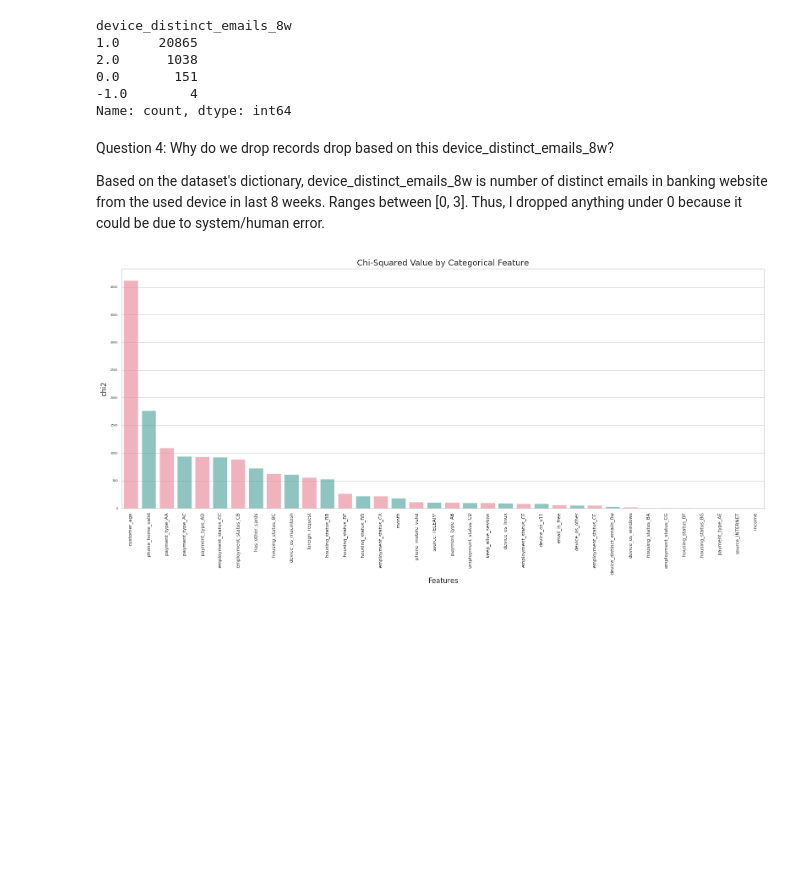
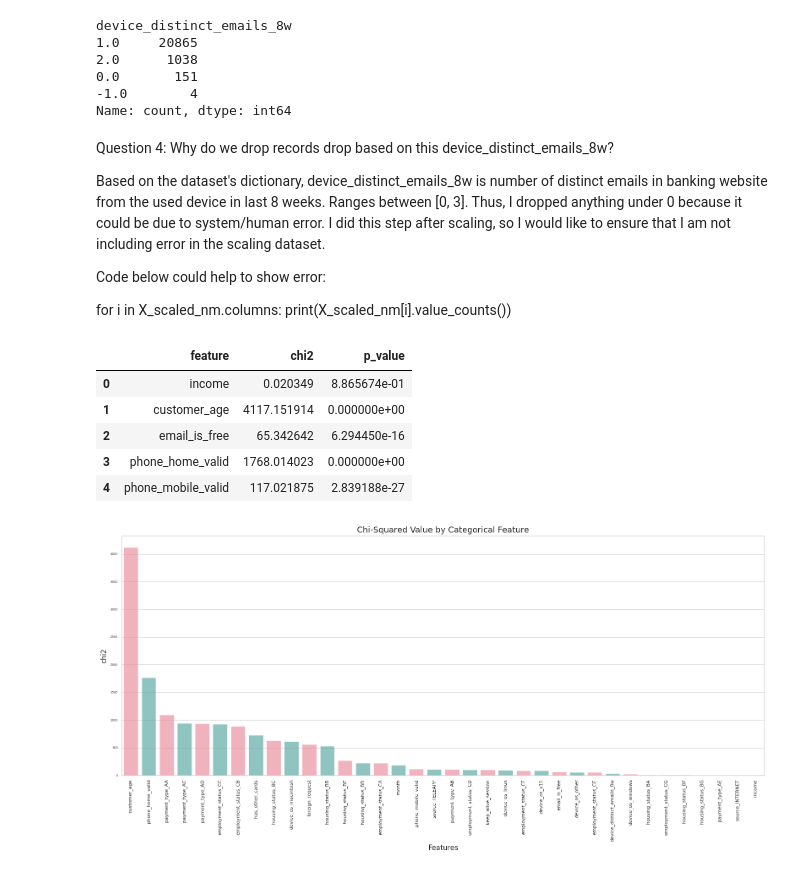
Before and after one commit to hphung188/UW_ML_Fraud, a Jupyter notebook: Fraud.ipynb, the cells around one changed output. Cells and saved outputs as stored; diff of their text form; code cells hidden in the pictures; blank space fills up the shorter version.

```diff
--- a/Fraud.ipynb
+++ b/Fraud.ipynb
@@ -743,13 +739,26 @@ y_train_cat.drop(rows_to_drop, axis=0, inplace=True)
 # %% [markdown]
 Question 4: Why do we drop records drop based on this device_distinct_emails_8w?
 
-Based on the dataset's dictionary, device_distinct_emails_8w is number of distinct emails in banking website from the used device in last 8 weeks. Ranges between [0, 3]. Thus, I dropped anything under 0 because it could be due to system/human error.
+Based on the dataset's dictionary, device_distinct_emails_8w is number of distinct emails in banking website from the used device in last 8 weeks. Ranges between [0, 3]. Thus, I dropped anything under 0 because it could be due to system/human error. I did this step after scaling, so I would like to ensure that I am not including error in the scaling dataset.
+
+Code below could help to show error:
+
+for i in X_scaled_nm.columns:
+  print(X_scaled_nm[i].value_counts())
 # %%
 # Use chi-squared test to evaluate the relationship between categorical features and the target variable
 chi2_results = chi2(X_train_cat, y_train_cat)
 # %%
 # Create a pandas DataFrame to store the chi-squared test results
 chi2_results_df = pd.DataFrame(data={'feature': X_train_cat.columns, 'chi2': chi2_results[0], 'p_value': chi2_results[1]})
+chi2_results_df.head()
+# %% [output]
+|  | feature | chi2 | p_value |
+| 0 | income | 0.020349 | 8.865674e-01 |
+| 1 | customer_age | 4117.151914 | 0.000000e+00 |
+| 2 | email_is_free | 65.342642 | 6.294450e-16 |
+| 3 | phone_home_valid | 1768.014023 | 0.000000e+00 |
+| 4 | phone_mobile_valid | 117.021875 | 2.839188e-27 |
 # %%
 # Set up plot
 plt.figure(figsize=(16, 8))
```
Also changed, not shown: parts of 55 cells of this notebook.
